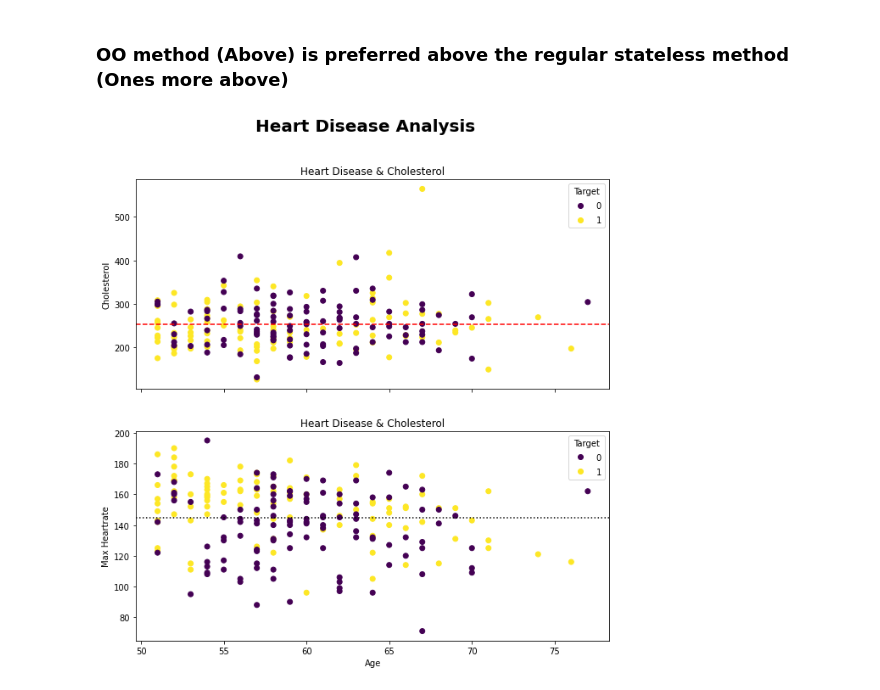
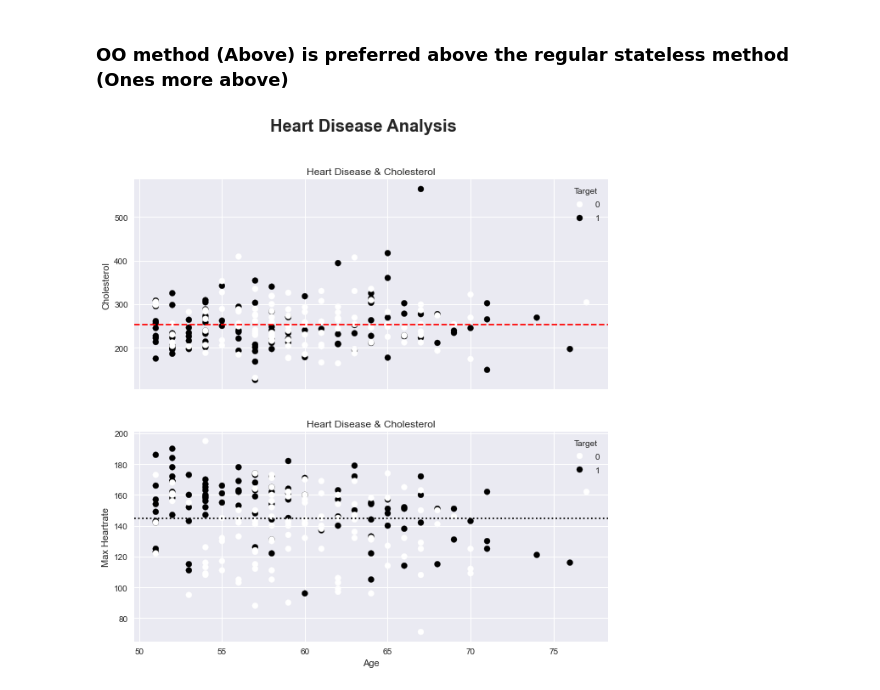
Before and after one commit to Ammar-Raneez/ML_Learning_ZTM, a Jupyter notebook: matplotlib-analysis.ipynb, the cells around one changed output. Drawn from its saved outputs; the diff is of its cells as text; code cells hidden in the pictures.

Commit message:
Figure custom styles

```diff
--- a/matplotlib-analysis.ipynb
+++ b/matplotlib-analysis.ipynb
@@ -351,6 +351,8 @@ ax.axhline(
 # %% [markdown]
 ### OO method (Above) is preferred above the regular stateless method (Ones more above)
 # %%
+plt.style.use('seaborn')
+
 fig, (ax1, ax2) = plt.subplots(
     figsize=(10, 10),
     nrows=2,
@@ -372,31 +374,31 @@ scatter2 = ax2.scatter(
 
 ax1.set(
     title='Heart Disease & Cholesterol',
 #     xlabel='Age',
     ylabel='Cholesterol'
 );
 
 ax2.set(
     title='Heart Disease & Cholesterol',
     xlabel='Age',
     ylabel='Max Heartrate'
 );
 
 ax1.legend(*scatter.legend_elements(), title='Target');
 ax2.legend(*scatter2.legend_elements(), title='Target');
 
 ax1.axhline(
     y=heart_disease_over_50['chol'].mean(),
     color='red',
     linestyle='--'
 );
 
 ax2.axhline(
     y=heart_disease_over_50['thalach'].mean(),
     color='black',
     linestyle=':'
 );
 
 fig.suptitle('Heart Disease Analysis', size=20, weight='bold');
 # %% [output]
-[figure, old version]
+[figure, new version]
```
Also changed, not shown: parts of 2 cells of this notebook.
